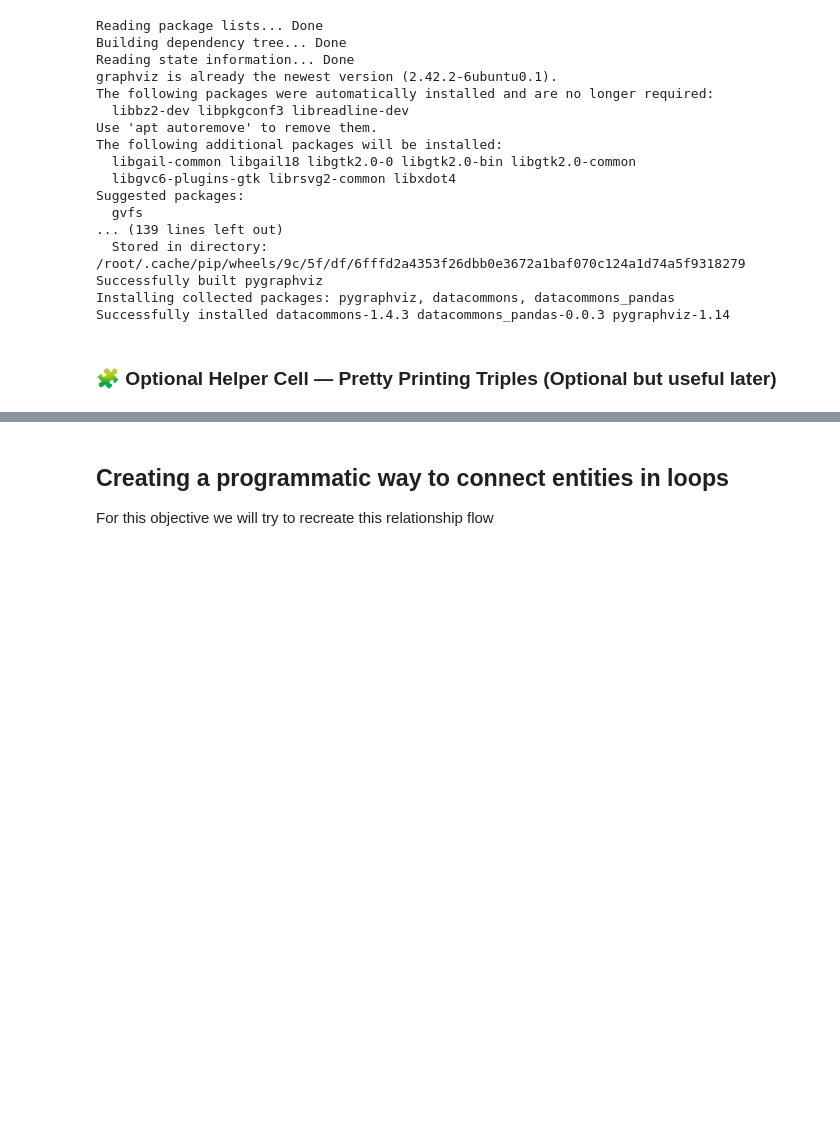
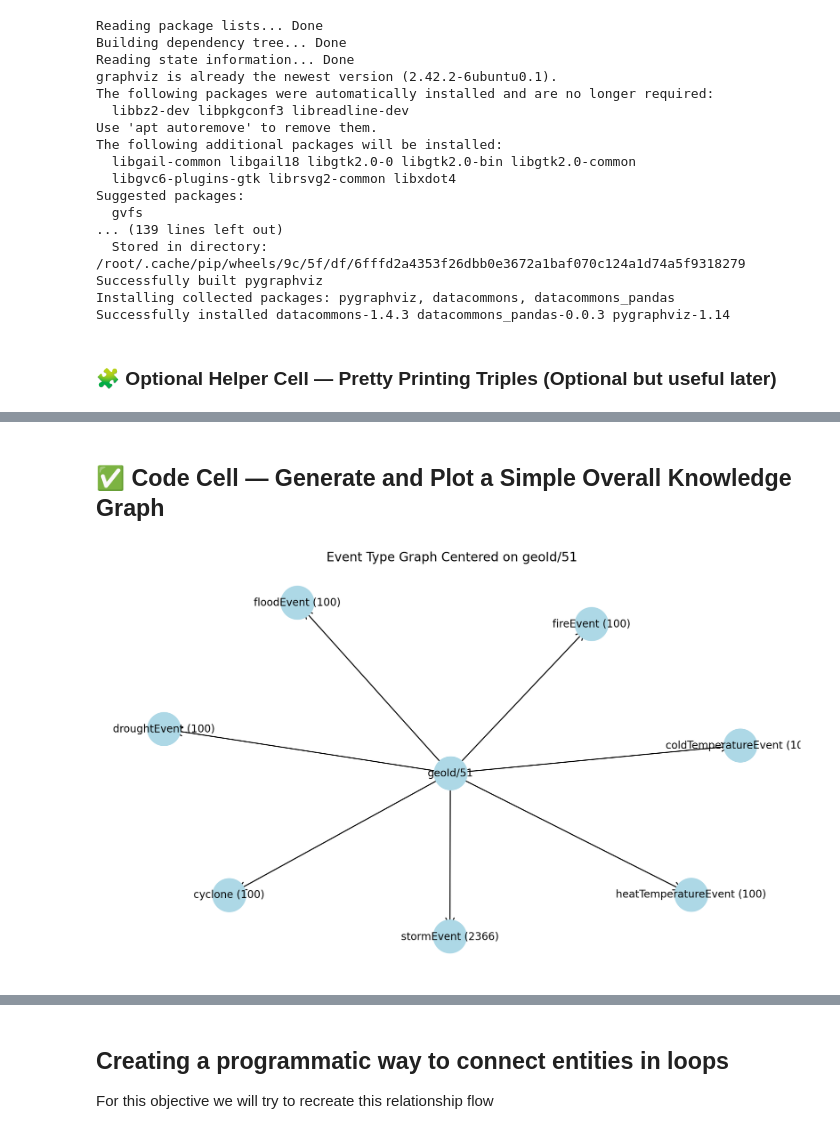
Before and after one commit to Nastiiasaenko/Data-Commons-, a Jupyter notebook: 03_exploring_graphs.ipynb, the cells around one changed output, grey strips where cells are left out. Cells and saved outputs as stored; diff of their text form; code cells hidden in the pictures; blank space fills up the shorter version.

```diff
--- a/03_exploring_graphs.ipynb
+++ b/03_exploring_graphs.ipynb
@@ -580,0 +434,32 @@ In plain language, this triple tells us that the storm event identified by 'nws1
+# %% [markdown]
+## ✅ Code Cell — Generate and Plot a Simple Overall Knowledge Graph
+# %%
+import networkx as nx
+
+# Create a directed graph
+G = nx.DiGraph()
+
+# Add the state as the central node
+G.add_node(dcid, label="State")
+
+# Add each event type as a connected node
+for event_type, count in event_type_counts.items():
+    if count < 5:
+        continue  # filter out rare types for clarity
+    event_node = f"{event_type} ({count})"
+    G.add_node(event_node, label="EventType")
+    G.add_edge(dcid, event_node)
+
+# Draw the graph
+plt.figure(figsize=(12, 7))
+pos = nx.spring_layout(G, seed=42)
+
+nx.draw_networkx_nodes(G, pos, node_color='lightblue', node_size=1000)
+nx.draw_networkx_edges(G, pos, arrowstyle='->', arrowsize=20)
+nx.draw_networkx_labels(G, pos, font_size=10)
+
+plt.title(f"Event Type Graph Centered on {state_name}")
+plt.axis('off')
+plt.show()
+# %% [output]
+[figure, added]
```
Also changed, not shown: parts of 140 cells of this notebook.
